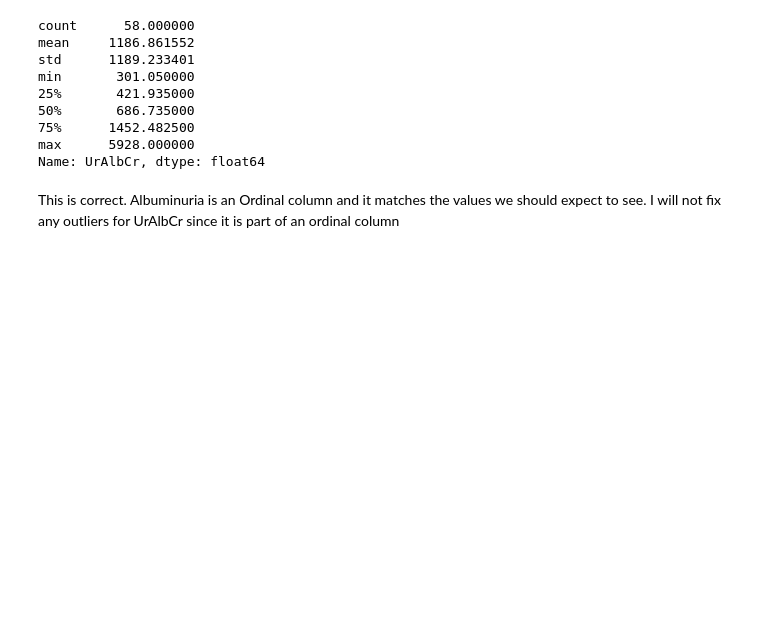
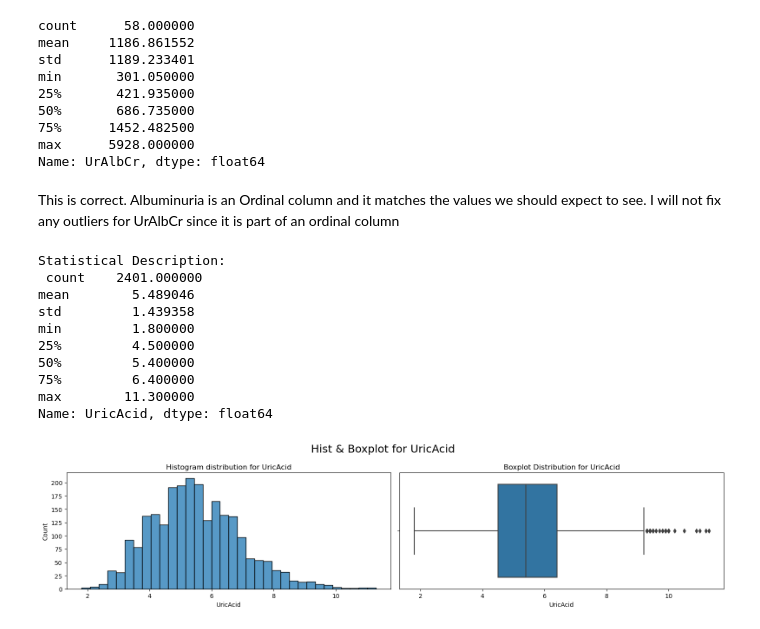
Before and after one commit to RaymondGarcia1107/Classification-Analysis, a Jupyter notebook: MetabolicSyndromeClassification.ipynb, the cells around one changed output. Cells and saved outputs as stored; diff of their text form; code cells hidden in the pictures; blank space fills up the shorter version.

```diff
--- a/MetabolicSyndromeClassification.ipynb
+++ b/MetabolicSyndromeClassification.ipynb
@@ -529,3 +528,17 @@ max      5928.000000
 Name: UrAlbCr, dtype: float64
 # %% [markdown]
 This is correct. Albuminuria is an Ordinal column and it matches the values we should expect to see. I will not fix any outliers for UrAlbCr since it is part of an ordinal column
+# %%
+numdata(df, 'UricAcid')
+# %% [output]
+Statistical Description:
+ count    2401.000000
+mean        5.489046
+std         1.439358
+min         1.800000
+25%         4.500000
+50%         5.400000
+75%         6.400000
+max        11.300000
+Name: UricAcid, dtype: float64
+[figure, added]
```
Also changed, not shown: parts of 27 cells of this notebook.
